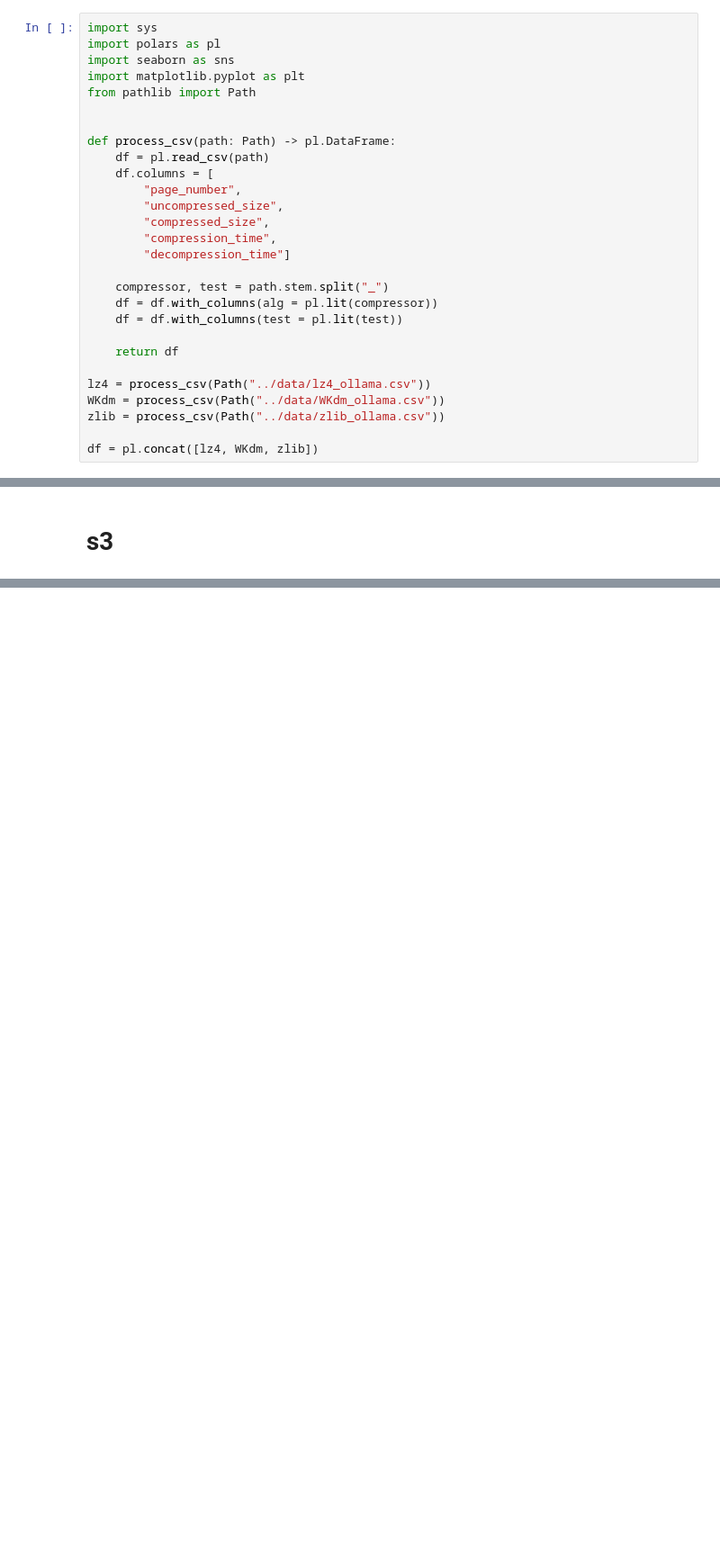
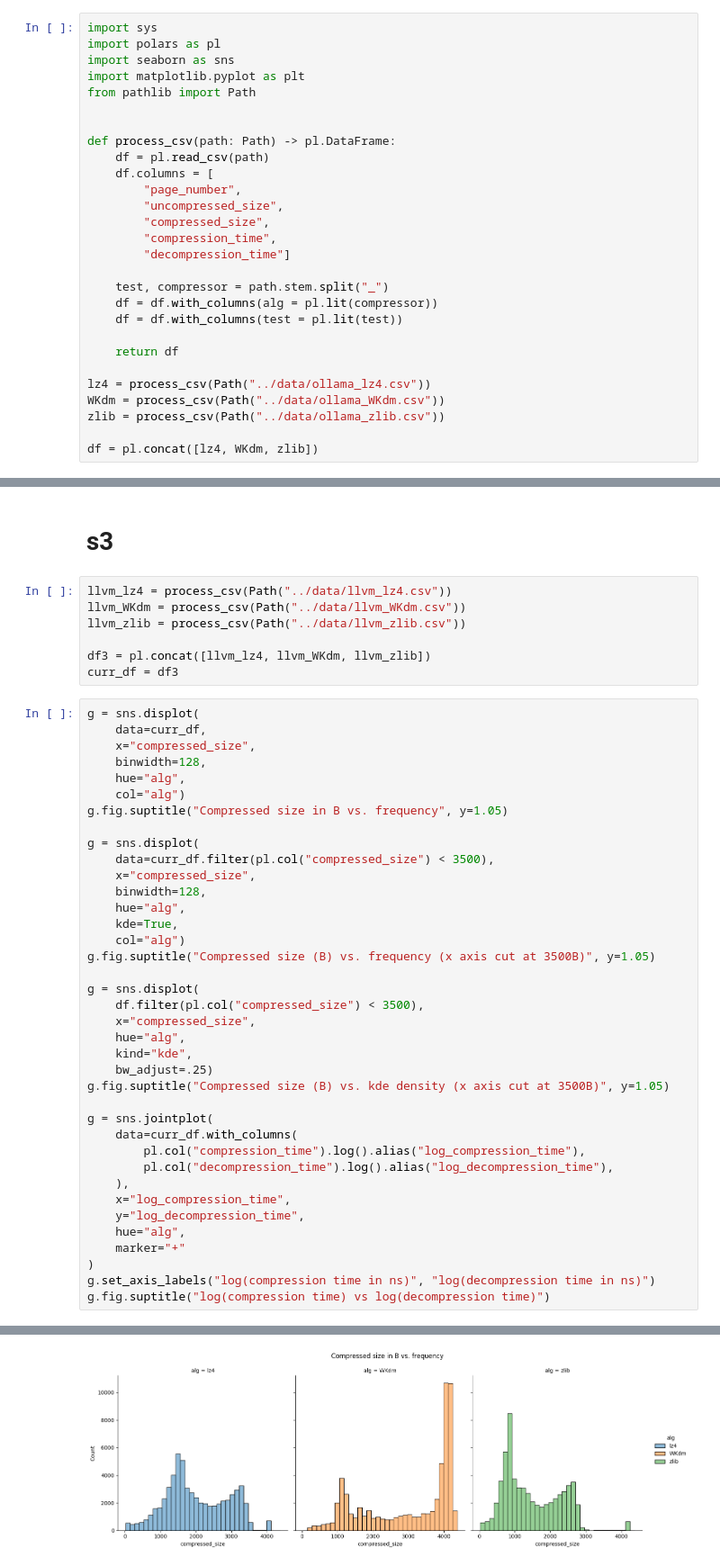
Before and after one commit to frisbii/compression-compare, a Jupyter notebook: vis/vis.ipynb, the cells around one changed output, grey strips where cells are left out. Shown at 90% size. Drawn from its saved outputs; the diff is of its cells as text; blank space fills up the shorter version.

Commit message:
llvm data and runs sh boilerplate

```diff
--- a/vis/vis.ipynb
+++ b/vis/vis.ipynb
@@ -15,15 +15,15 @@ def process_csv(path: Path) -> pl.DataFrame:
         "compression_time",
         "decompression_time"]
 
-    compressor, test = path.stem.split("_")
+    test, compressor = path.stem.split("_")
     df = df.with_columns(alg = pl.lit(compressor))
     df = df.with_columns(test = pl.lit(test))
 
     return df
 
-lz4 = process_csv(Path("../data/lz4_ollama.csv"))
-WKdm = process_csv(Path("../data/WKdm_ollama.csv"))
-zlib = process_csv(Path("../data/zlib_ollama.csv"))
+lz4 = process_csv(Path("../data/ollama_lz4.csv"))
+WKdm = process_csv(Path("../data/ollama_WKdm.csv"))
+zlib = process_csv(Path("../data/ollama_zlib.csv"))
 
 df = pl.concat([lz4, WKdm, zlib])
 # %% [markdown]
@@ -179,3 +179,49 @@ g = sns.jointplot(
 conclusion: probably not important?
 # %% [markdown]
 # s3
+# %%
+llvm_lz4 = process_csv(Path("../data/llvm_lz4.csv"))
+llvm_WKdm = process_csv(Path("../data/llvm_WKdm.csv"))
+llvm_zlib = process_csv(Path("../data/llvm_zlib.csv"))
+
+df3 = pl.concat([llvm_lz4, llvm_WKdm, llvm_zlib])
+curr_df = df3
+# %%
+g = sns.displot(
+    data=curr_df,
+    x="compressed_size",
+    binwidth=128,
+    hue="alg",
+    col="alg")
+g.fig.suptitle("Compressed size in B vs. frequency", y=1.05)
+
+g = sns.displot(
+    data=curr_df.filter(pl.col("compressed_size") < 3500),
+    x="compressed_size",
+    binwidth=128,
+    hue="alg",
+    kde=True,
+    col="alg")
+g.fig.suptitle("Compressed size (B) vs. frequency (x axis cut at 3500B)", y=1.05)
+
+g = sns.displot(
+    df.filter(pl.col("compressed_size") < 3500),
+    x="compressed_size",
+    hue="alg",
+    kind="kde",
+    bw_adjust=.25)
+g.fig.suptitle("Compressed size (B) vs. kde density (x axis cut at 3500B)", y=1.05)
+
+g = sns.jointplot(
+    data=curr_df.with_columns(
+        pl.col("compression_time").log().alias("log_compression_time"),
+        pl.col("decompression_time").log().alias("log_decompression_time"),
+    ),
+    x="log_compression_time",
+    y="log_decompression_time",
+    hue="alg",
+    marker="+"
+)
+g.set_axis_labels("log(compression time in ns)", "log(decompression time in ns)")
+g.fig.suptitle("log(compression time) vs log(decompression time)")
+# %% [output]
@@ -181,0 +229 @@ conclusion: probably not important?
+[figure, added]
```
Also changed, not shown: parts of 1 cell of this notebook, 14 other files.
